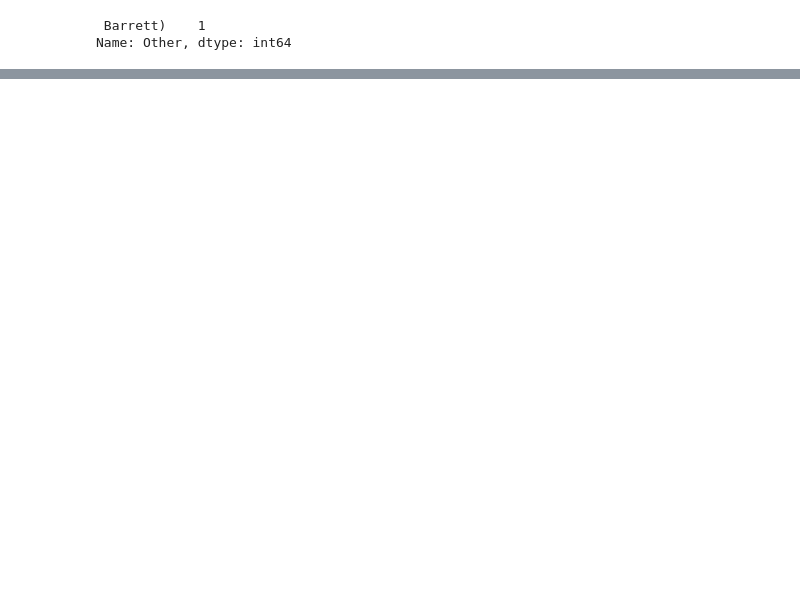
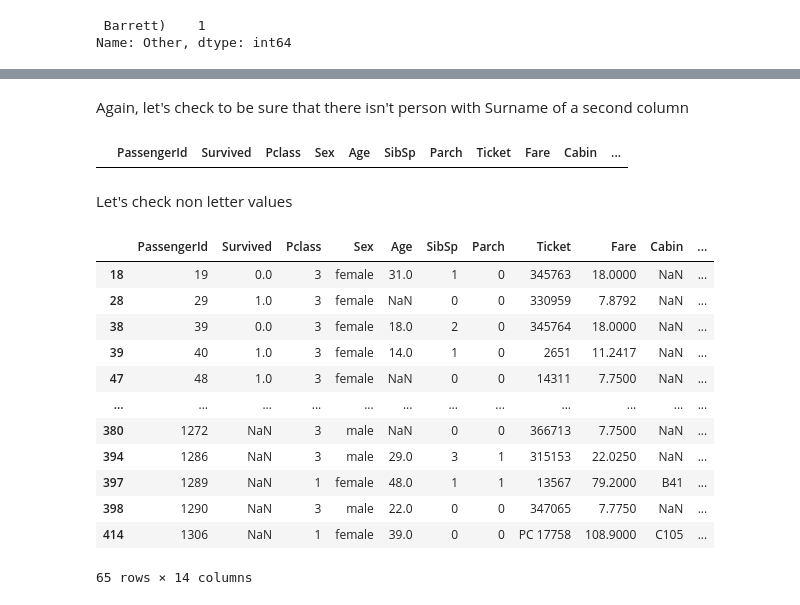
Before and after one commit to LucjanSakowicz/data-science-projects, a Jupyter notebook: titanic/titanic.ipynb, the cells around one changed output, grey strips where cells are left out. Cells and saved outputs as stored; diff of their text form; code cells hidden in the pictures; blank space fills up the shorter version.

```diff
--- a/titanic/titanic.ipynb
+++ b/titanic/titanic.ipynb
@@ -119,0 +243,25 @@ Name: Surname, Length: 667, dtype: int64
+# %% [markdown]
+Again, let's check to be sure that there isn't person with Surname of a second column
+# %%
+y_names = temp_surname[(temp_surname[1].isna() == False)]
+df_train[df_train['Surname'] == y_names[1].str]
+# %% [output]
+|  | PassengerId | Survived | Pclass | Sex | Age | SibSp | Parch | Ticket | Fare | Cabin | ... |
+# %% [markdown]
+Let's check non letter values
+# %%
+df_train[~df_train['Surname'].str.isalpha()]
+# %% [output]
+|  | PassengerId | Survived | Pclass | Sex | Age | SibSp | Parch | Ticket | Fare | Cabin | ... |
+| 18 | 19 | 0.0 | 3 | female | 31.0 | 1 | 0 | 345763 | 18.0000 | NaN | ... |
+| 28 | 29 | 1.0 | 3 | female | NaN | 0 | 0 | 330959 | 7.8792 | NaN | ... |
+| 38 | 39 | 0.0 | 3 | female | 18.0 | 2 | 0 | 345764 | 18.0000 | NaN | ... |
+| 39 | 40 | 1.0 | 3 | female | 14.0 | 1 | 0 | 2651 | 11.2417 | NaN | ... |
+| 47 | 48 | 1.0 | 3 | female | NaN | 0 | 0 | 14311 | 7.7500 | NaN | ... |
+| ... | ... | ... | ... | ... | ... | ... | ... | ... | ... | ... | ... |
+| 380 | 1272 | NaN | 3 | male | NaN | 0 | 0 | 366713 | 7.7500 | NaN | ... |
+| 394 | 1286 | NaN | 3 | male | 29.0 | 3 | 1 | 315153 | 22.0250 | NaN | ... |
+| 397 | 1289 | NaN | 1 | female | 48.0 | 1 | 1 | 13567 | 79.2000 | B41 | ... |
+| 398 | 1290 | NaN | 3 | male | 22.0 | 0 | 0 | 347065 | 7.7750 | NaN | ... |
+| 414 | 1306 | NaN | 1 | female | 39.0 | 0 | 0 | PC 17758 | 108.9000 | C105 | ... |
+65 rows × 14 columns
```
Also changed, not shown: parts of 46 cells of this notebook.
